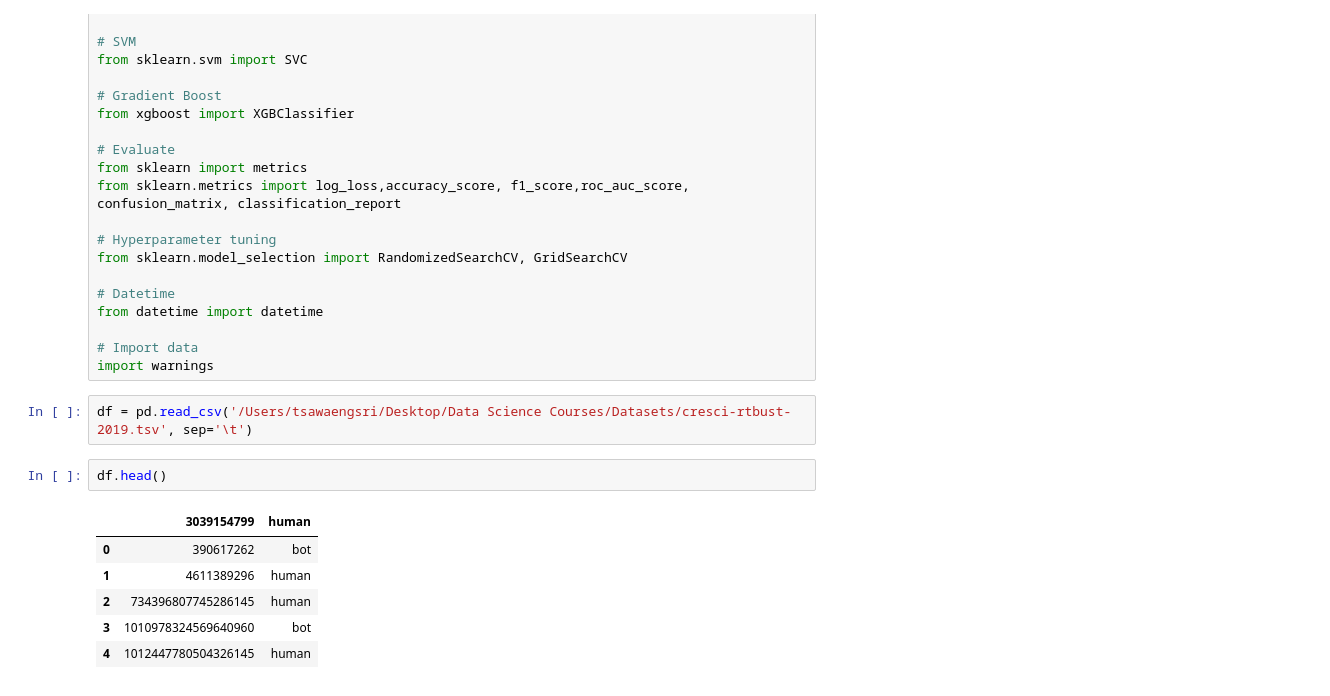
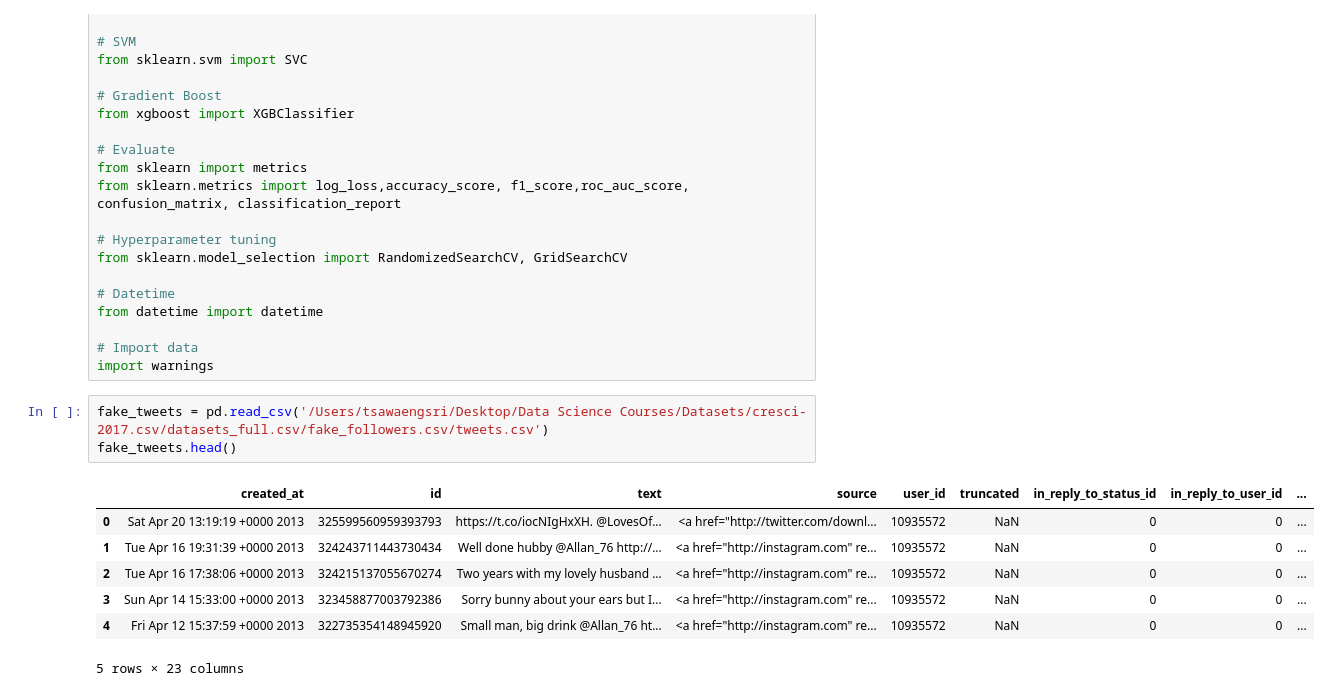
Before and after one commit to tsaw8/Thinkful_Project, a Jupyter notebook: Capstone: Unsupervised learning/Unsupervised Learning .ipynb, the cells around one changed output. Drawn from its saved outputs; the diff is of its cells as text.

```diff
--- a/Capstone: Unsupervised learning/Unsupervised Learning .ipynb
+++ b/Capstone: Unsupervised learning/Unsupervised Learning .ipynb
@@ -58,14 +58,14 @@ from datetime import datetime
 # Import data
 import warnings
 # %%
-df = pd.read_csv('/Users/tsawaengsri/Desktop/Data Science Courses/Datasets/cresci-rtbust-2019.tsv', sep='\t')
+fake_tweets = pd.read_csv('/Users/tsawaengsri/Desktop/Data Science Courses/Datasets/cresci-2017.csv/datasets_full.csv/fake_followers.csv/tweets.csv')
+fake_tweets.head()
+# %% [output]
+|  | created_at | id | text | source | user_id | truncated | in_reply_to_status_id | in_reply_to_user_id | ... |
+| 0 | Sat Apr 20 13:19:19 +0000 2013 | 325599560959393793 | https://t.co/iocNIgHxXH. @LovesOf... | <a href="http://twitter.com/downl... | 10935572 | NaN | 0 | 0 | ... |
+| 1 | Tue Apr 16 19:31:39 +0000 2013 | 324243711443730434 | Well done hubby @Allan_76 http://... | <a href="http://instagram.com" re... | 10935572 | NaN | 0 | 0 | ... |
+| 2 | Tue Apr 16 17:38:06 +0000 2013 | 324215137055670274 | Two years with my lovely husband ... | <a href="http://instagram.com" re... | 10935572 | NaN | 0 | 0 | ... |
+| 3 | Sun Apr 14 15:33:00 +0000 2013 | 323458877003792386 | Sorry bunny about your ears but I... | <a href="http://instagram.com" re... | 10935572 | NaN | 0 | 0 | ... |
+| 4 | Fri Apr 12 15:37:59 +0000 2013 | 322735354148945920 | Small man, big drink @Allan_76 ht... | <a href="http://instagram.com" re... | 10935572 | NaN | 0 | 0 | ... |
+5 rows × 23 columns
-# %%
-df.head()
-# %% [output]
-|  | 3039154799 | human |
-| 0 | 390617262 | bot |
-| 1 | 4611389296 | human |
-| 2 | 734396807745286145 | human |
-| 3 | 1010978324569640960 | bot |
-| 4 | 1012447780504326145 | human |
 # %%
```
Also changed, not shown: parts of 13 cells of this notebook, 1 other file.
